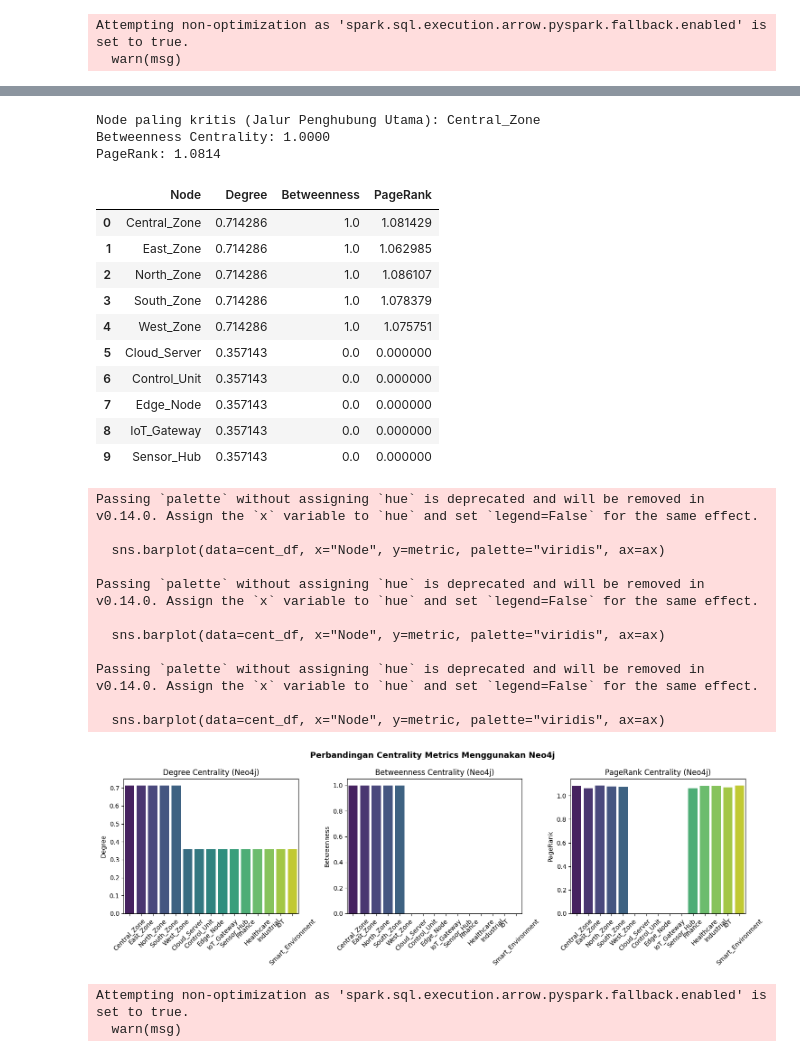
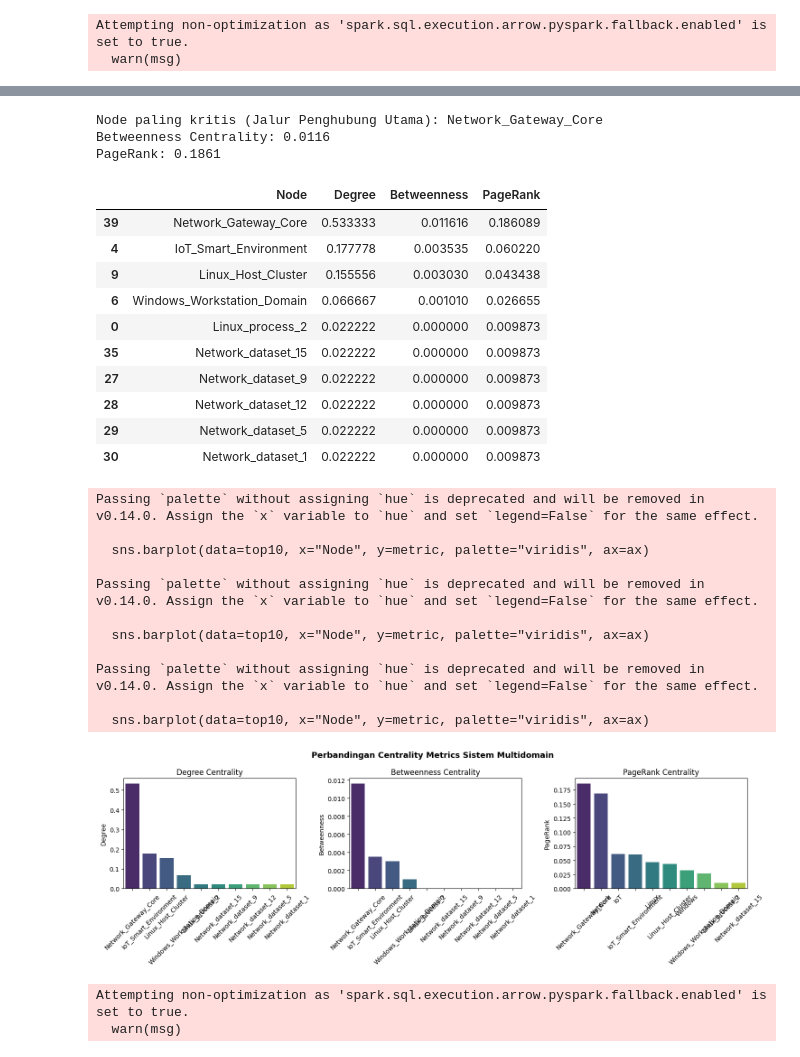
Before and after one commit to Akhelois/Big_Data_Large_Scale_MultiDomain, a Jupyter notebook: backend/model/main.ipynb, the cells around one changed output, grey strips where cells are left out. Saved outputs shown, nothing was run; the diff lists cells and outputs as text; code cells hidden in the pictures.

```diff
--- a/backend/model/main.ipynb
+++ b/backend/model/main.ipynb
@@ -425,7 +668,17 @@ OPTIONAL MATCH (n)-[r]-()
 RETURN n.name AS node, count(r) * 1.0 AS degree
 ORDER BY degree DESC
 """
-degree_res = run_query(degree_query)
-max_deg = (count_nodes - 1) if count_nodes > 1 else 1.0
-degree_cent = {r["node"]: r["degree"] / max_deg for r in degree_res}
+try:
+    degree_res = run_query(degree_query)
+    max_deg = (count_nodes - 1) if count_nodes > 1 else 1.0
+    degree_cent = {r["node"]: r["degree"] / max_deg for r in degree_res if r.get("node")}
+    if not degree_cent:
+        raise ValueError("Hasil degree query kosong")
+except Exception:
+    G_temp = nx.DiGraph()
+    for _, r in device.iterrows():
+        G_temp.add_edge(r["Device_Type"], r["System_Region"], weight=r["weight"])
+    for _, r in domain.iterrows():
+        G_temp.add_edge(r["System_Region"], r["Domain_Type"], weight=r["weight"])
+    degree_cent = nx.degree_centrality(G_temp)
 # %%
@@ -559,58 +843,69 @@ plt.show()
 # %%
+if not betweenness_cent:
+    G_fallback = nx.DiGraph()
+    for _, r in device.iterrows():
+        G_fallback.add_edge(r["Device_Type"], r["System_Region"], weight=r["weight"])
+    for _, r in domain.iterrows():
+        G_fallback.add_edge(r["System_Region"], r["Domain_Type"], weight=r["weight"])
+    betweenness_cent = nx.betweenness_centrality(G_fallback)
+    pagerank = nx.pagerank(G_fallback, weight="weight")
+
 top_node = max(betweenness_cent, key=betweenness_cent.get)
 print(f"Node paling kritis (Jalur Penghubung Utama): {top_node}")
 print(f"Betweenness Centrality: {betweenness_cent[top_node]:.4f}")
 print(f"PageRank: {pagerank[top_node]:.4f}")
 # %% [output]
-Node paling kritis (Jalur Penghubung Utama): Central_Zone
-Betweenness Centrality: 1.0000
-PageRank: 1.0814
+Node paling kritis (Jalur Penghubung Utama): Network_Gateway_Core
+Betweenness Centrality: 0.0116
+PageRank: 0.1861
 # %%
+nodes_union = list(set(list(degree_cent.keys()) + list(betweenness_cent.keys()) + list(pagerank.keys())))
 cent_df = pd.DataFrame({
-    "Node": list(degree_cent.keys()),
-    "Degree": [degree_cent.get(k, 0) for k in degree_cent.keys()],
-    "Betweenness": [betweenness_cent.get(k, 0) for k in degree_cent.keys()],
-    "PageRank": [pagerank.get(k, 0) for k in degree_cent.keys()]
+    "Node": nodes_union,
+    "Degree": [degree_cent.get(k, 0.0) for k in nodes_union],
+    "Betweenness": [betweenness_cent.get(k, 0.0) for k in nodes_union],
+    "PageRank": [pagerank.get(k, 0.0) for k in nodes_union]
 }).sort_values("Betweenness", ascending=False)
 cent_df.head(10)
 # %% [output]
 |  | Node | Degree | Betweenness | PageRank |
-| 0 | Central_Zone | 0.714286 | 1.0 | 1.081429 |
-| 1 | East_Zone | 0.714286 | 1.0 | 1.062985 |
-| 2 | North_Zone | 0.714286 | 1.0 | 1.086107 |
-| 3 | South_Zone | 0.714286 | 1.0 | 1.078379 |
-| 4 | West_Zone | 0.714286 | 1.0 | 1.075751 |
-| 5 | Cloud_Server | 0.357143 | 0.0 | 0.000000 |
-| 6 | Control_Unit | 0.357143 | 0.0 | 0.000000 |
-| 7 | Edge_Node | 0.357143 | 0.0 | 0.000000 |
-| 8 | IoT_Gateway | 0.357143 | 0.0 | 0.000000 |
-| 9 | Sensor_Hub | 0.357143 | 0.0 | 0.000000 |
+| 39 | Network_Gateway_Core | 0.533333 | 0.011616 | 0.186089 |
+| 4 | IoT_Smart_Environment | 0.177778 | 0.003535 | 0.060220 |
+| 9 | Linux_Host_Cluster | 0.155556 | 0.003030 | 0.043438 |
+| 6 | Windows_Workstation_Domain | 0.066667 | 0.001010 | 0.026655 |
+| 0 | Linux_process_2 | 0.022222 | 0.000000 | 0.009873 |
+| 35 | Network_dataset_15 | 0.022222 | 0.000000 | 0.009873 |
+| 27 | Network_dataset_9 | 0.022222 | 0.000000 | 0.009873 |
+| 28 | Network_dataset_12 | 0.022222 | 0.000000 | 0.009873 |
+| 29 | Network_dataset_5 | 0.022222 | 0.000000 | 0.009873 |
+| 30 | Network_dataset_1 | 0.022222 | 0.000000 | 0.009873 |
 # %%
 fig, axes = plt.subplots(1, 3, figsize=(15, 5))
 metrics = ["Degree", "Betweenness", "PageRank"]
 
 for ax, metric in zip(axes, metrics):
-    sns.barplot(data=cent_df, x="Node", y=metric, palette="viridis", ax=ax)
-    ax.set_title(f"{metric} Centrality (Neo4j)")
+    top10 = cent_df.nlargest(10, metric)
+    sns.barplot(data=top10, x="Node", y=metric, palette="viridis", ax=ax)
+    ax.set_title(f"{metric} Centrality")
     ax.set_xlabel("")
     ax.tick_params(axis="x", rotation=45)
 
-plt.suptitle("Perbandingan Centrality Metrics Menggunakan Neo4j", fontsize=13, fontweight="bold")
+plt.suptitle("Perbandingan Centrality Metrics Sistem Multidomain", fontsize=13, fontweight="bold")
 plt.tight_layout()
 plt.savefig("centrality_analysis.png", dpi=150)
 plt.show()
 # %% [output]
 Passing `palette` without assigning `hue` is deprecated and will be removed in v0.14.0. Assign the `x` variable to `hue` and set `legend=False` for the same effect.
 
-  sns.barplot(data=cent_df, x="Node", y=metric, palette="viridis", ax=ax)
+  sns.barplot(data=top10, x="Node", y=metric, palette="viridis", ax=ax)
 
 Passing `palette` without assigning `hue` is deprecated and will be removed in v0.14.0. Assign the `x` variable to `hue` and set `legend=False` for the same effect.
 
-  sns.barplot(data=cent_df, x="Node", y=metric, palette="viridis", ax=ax)
+  sns.barplot(data=top10, x="Node", y=metric, palette="viridis", ax=ax)
 
 Passing `palette` without assigning `hue` is deprecated and will be removed in v0.14.0. Assign the `x` variable to `hue` and set `legend=False` for the same effect.
 
-  sns.barplot(data=cent_df, x="Node", y=metric, palette="viridis", ax=ax)
+  sns.barplot(data=top10, x="Node", y=metric, palette="viridis", ax=ax)
-[figure, old version]
+[figure, new version]
 # %%
 from sklearn.ensemble import IsolationForest
```
Also changed, not shown: parts of 55 cells of this notebook, 57 other files.
